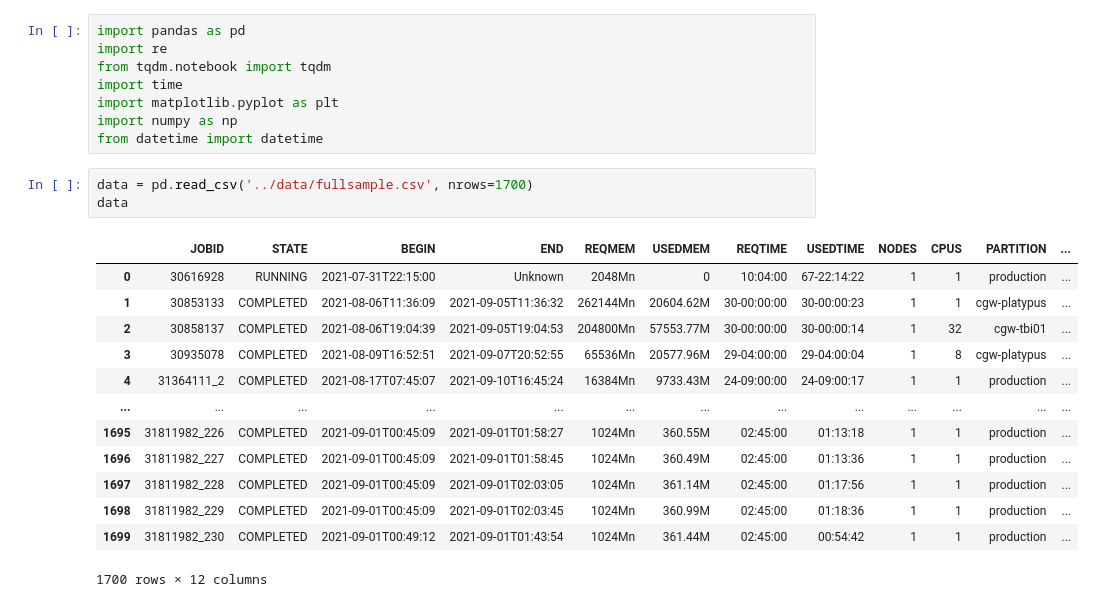
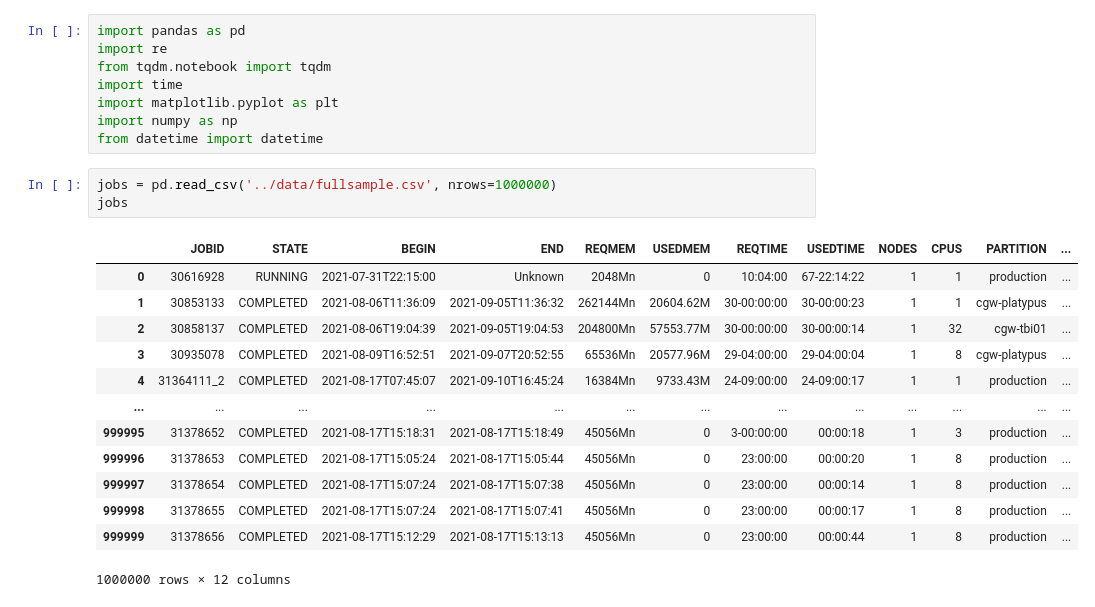
Before and after one commit to nss-data-science-cohort-5/accre-mr-goodbar, a Jupyter notebook: notebooks/fullsample_data_parse.ipynb, the cells around one changed output. Drawn from its saved outputs; the diff is of its cells as text.

```diff
--- a/notebooks/fullsample_data_parse.ipynb
+++ b/notebooks/fullsample_data_parse.ipynb
@@ -7,20 +7,20 @@ import matplotlib.pyplot as plt
 import numpy as np
 from datetime import datetime
 # %%
-data = pd.read_csv('../data/fullsample.csv', nrows=1700)
-data
+jobs = pd.read_csv('../data/fullsample.csv', nrows=1000000)
+jobs
 # %% [output]
 |  | JOBID | STATE | BEGIN | END | REQMEM | USEDMEM | REQTIME | USEDTIME | NODES | CPUS | PARTITION | ... |
 | 0 | 30616928 | RUNNING | 2021-07-31T22:15:00 | Unknown | 2048Mn | 0 | 10:04:00 | 67-22:14:22 | 1 | 1 | production | ... |
 | 1 | 30853133 | COMPLETED | 2021-08-06T11:36:09 | 2021-09-05T11:36:32 | 262144Mn | 20604.62M | 30-00:00:00 | 30-00:00:23 | 1 | 1 | cgw-platypus | ... |
 | 2 | 30858137 | COMPLETED | 2021-08-06T19:04:39 | 2021-09-05T19:04:53 | 204800Mn | 57553.77M | 30-00:00:00 | 30-00:00:14 | 1 | 32 | cgw-tbi01 | ... |
 | 3 | 30935078 | COMPLETED | 2021-08-09T16:52:51 | 2021-09-07T20:52:55 | 65536Mn | 20577.96M | 29-04:00:00 | 29-04:00:04 | 1 | 8 | cgw-platypus | ... |
 | 4 | 31364111_2 | COMPLETED | 2021-08-17T07:45:07 | 2021-09-10T16:45:24 | 16384Mn | 9733.43M | 24-09:00:00 | 24-09:00:17 | 1 | 1 | production | ... |
 | ... | ... | ... | ... | ... | ... | ... | ... | ... | ... | ... | ... | ... |
-| 1695 | 31811982_226 | COMPLETED | 2021-09-01T00:45:09 | 2021-09-01T01:58:27 | 1024Mn | 360.55M | 02:45:00 | 01:13:18 | 1 | 1 | production | ... |
-| 1696 | 31811982_227 | COMPLETED | 2021-09-01T00:45:09 | 2021-09-01T01:58:45 | 1024Mn | 360.49M | 02:45:00 | 01:13:36 | 1 | 1 | production | ... |
-| 1697 | 31811982_228 | COMPLETED | 2021-09-01T00:45:09 | 2021-09-01T02:03:05 | 1024Mn | 361.14M | 02:45:00 | 01:17:56 | 1 | 1 | production | ... |
-| 1698 | 31811982_229 | COMPLETED | 2021-09-01T00:45:09 | 2021-09-01T02:03:45 | 1024Mn | 360.99M | 02:45:00 | 01:18:36 | 1 | 1 | production | ... |
-| 1699 | 31811982_230 | COMPLETED | 2021-09-01T00:49:12 | 2021-09-01T01:43:54 | 1024Mn | 361.44M | 02:45:00 | 00:54:42 | 1 | 1 | production | ... |
+| 999995 | 31378652 | COMPLETED | 2021-08-17T15:18:31 | 2021-08-17T15:18:49 | 45056Mn | 0 | 3-00:00:00 | 00:00:18 | 1 | 3 | production | ... |
+| 999996 | 31378653 | COMPLETED | 2021-08-17T15:05:24 | 2021-08-17T15:05:44 | 45056Mn | 0 | 23:00:00 | 00:00:20 | 1 | 8 | production | ... |
+| 999997 | 31378654 | COMPLETED | 2021-08-17T15:07:24 | 2021-08-17T15:07:38 | 45056Mn | 0 | 23:00:00 | 00:00:14 | 1 | 8 | production | ... |
+| 999998 | 31378655 | COMPLETED | 2021-08-17T15:07:24 | 2021-08-17T15:07:41 | 45056Mn | 0 | 23:00:00 | 00:00:17 | 1 | 8 | production | ... |
+| 999999 | 31378656 | COMPLETED | 2021-08-17T15:12:29 | 2021-08-17T15:13:13 | 45056Mn | 0 | 23:00:00 | 00:00:44 | 1 | 8 | production | ... |
-1700 rows × 12 columns
+1000000 rows × 12 columns
 # %%
```
Also changed, not shown: parts of 9 cells of this notebook, 1 other file.
